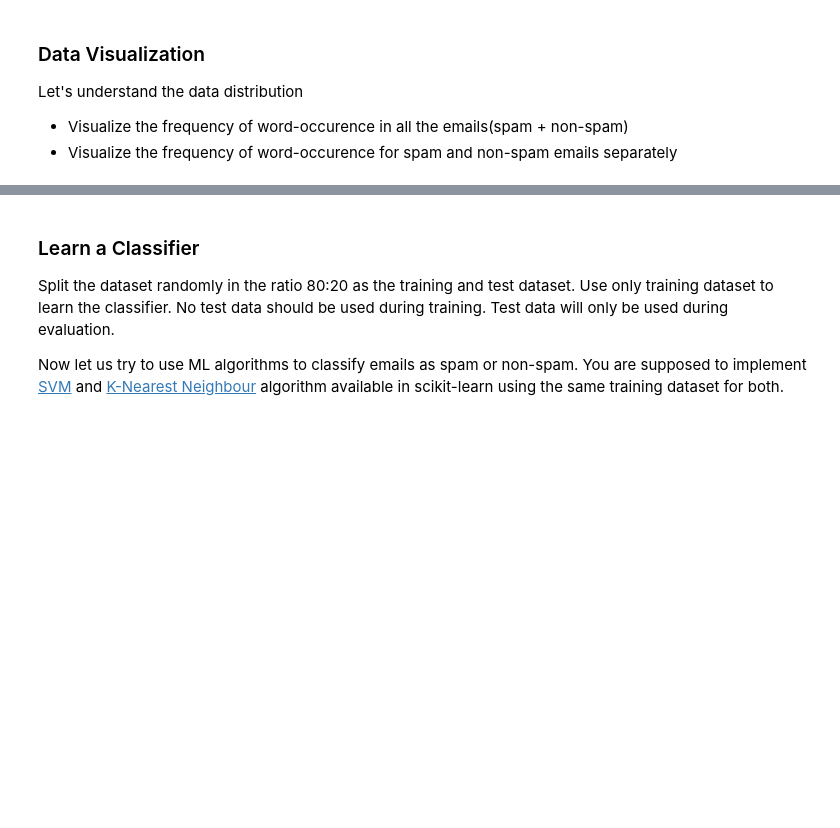
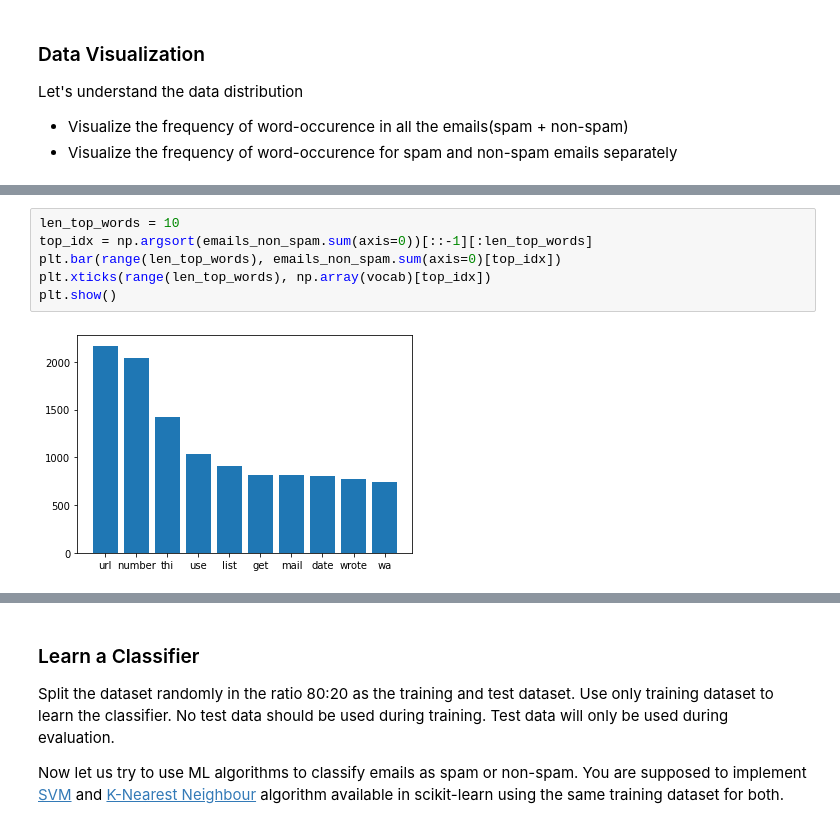
Before and after one commit to yashbg/spam-classifier, a Jupyter notebook: python_assignment.ipynb, the cells around one changed output, grey strips where cells are left out. Drawn from its saved outputs; the diff is of its cells as text; blank space fills up the shorter version.

```diff
--- a/python_assignment.ipynb
+++ b/python_assignment.ipynb
@@ -145,0 +142,8 @@ data_vis(data)
+# %%
+len_top_words = 10
+top_idx = np.argsort(emails_non_spam.sum(axis=0))[::-1][:len_top_words]
+plt.bar(range(len_top_words), emails_non_spam.sum(axis=0)[top_idx])
+plt.xticks(range(len_top_words), np.array(vocab)[top_idx])
+plt.show()
+# %% [output]
+[figure, added]
```
Also changed, not shown: parts of 9 cells of this notebook.
